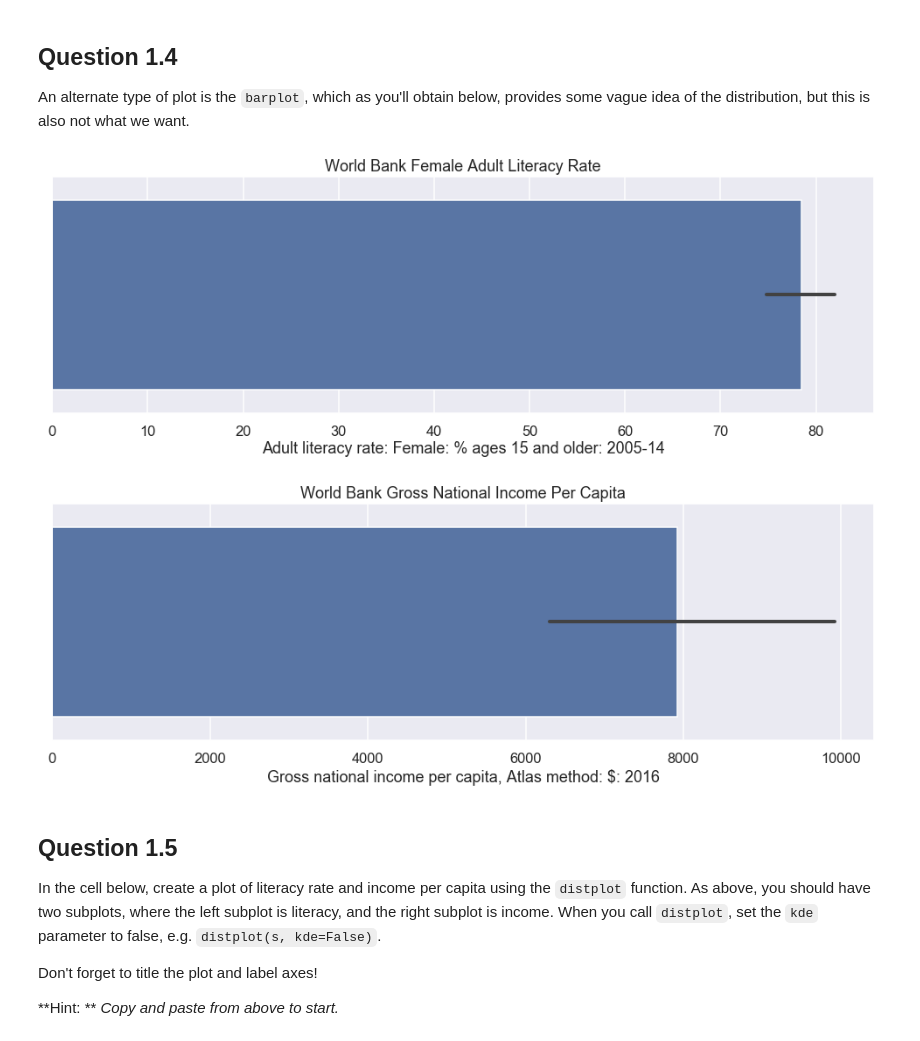
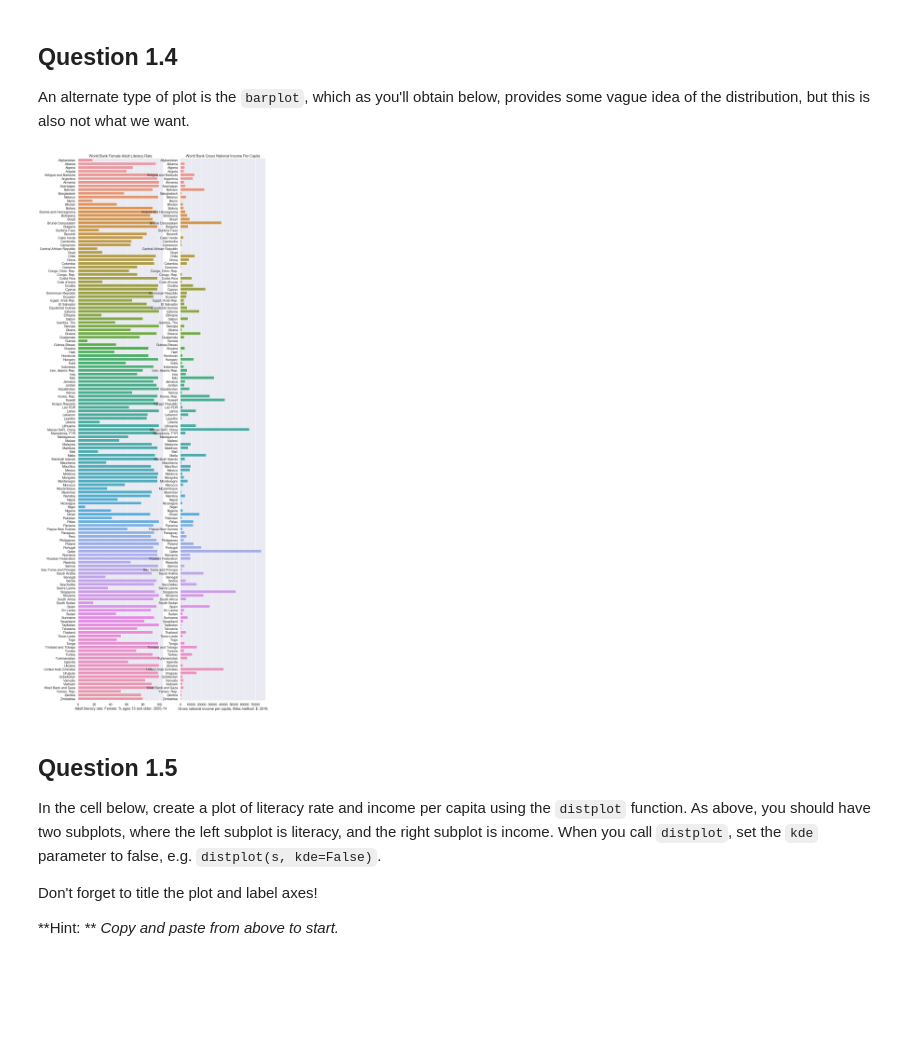
Before and after one commit to yaooo/DataScience, a Jupyter notebook: Lab4/Release V3- Lab 4 - Kernel Density Estimators.ipynb, the cells around one changed output. Cells and saved outputs as stored; diff of their text form; code cells hidden in the pictures; blank space fills up the shorter version.

```diff
--- a/Lab4/Release V3- Lab 4 - Kernel Density Estimators.ipynb
+++ b/Lab4/Release V3- Lab 4 - Kernel Density Estimators.ipynb
@@ -159,22 +159,22 @@ An alternate type of plot is the `barplot`, which as you'll obtain below, provid
 # %%
 ## BEGIN SOLUTION
 
-plt.figure(figsize=(15,5))
-ax = sns.barplot(x="literacy", data=df)
+plt.figure(figsize=(15,50))
+plt.subplot(121)
+ax = sns.barplot(x="literacy", y=df.index, data = df)
 ax.set(xlabel='Adult literacy rate: Female: % ages 15 and older: 2005-14')
 ax.set(title='World Bank Female Adult Literacy Rate')
 
-plt.figure(figsize=(15,5))
-ax1 = sns.barplot(x="income", data=df)
+plt.subplot(122)
+ax1 = sns.barplot(x="income", data=df, y = df.index)
 ax1.set(xlabel='Gross national income per capita, Atlas method: $: 2016')
 ax1.set(title='World Bank Gross National Income Per Capita')
 
 plt.show()
 
 # END SOLUTION
 # %% [output]
-[figure, old version]
+[figure, new version]
-[figure, removed]
 # %% [markdown]
 ## Question 1.5
 
```
Also changed, not shown: parts of 27 cells of this notebook.
